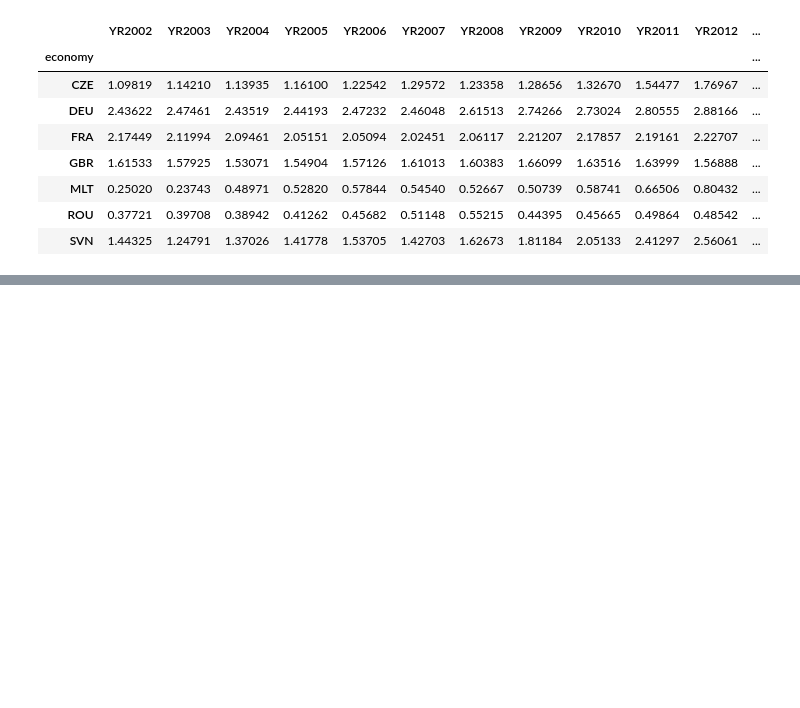
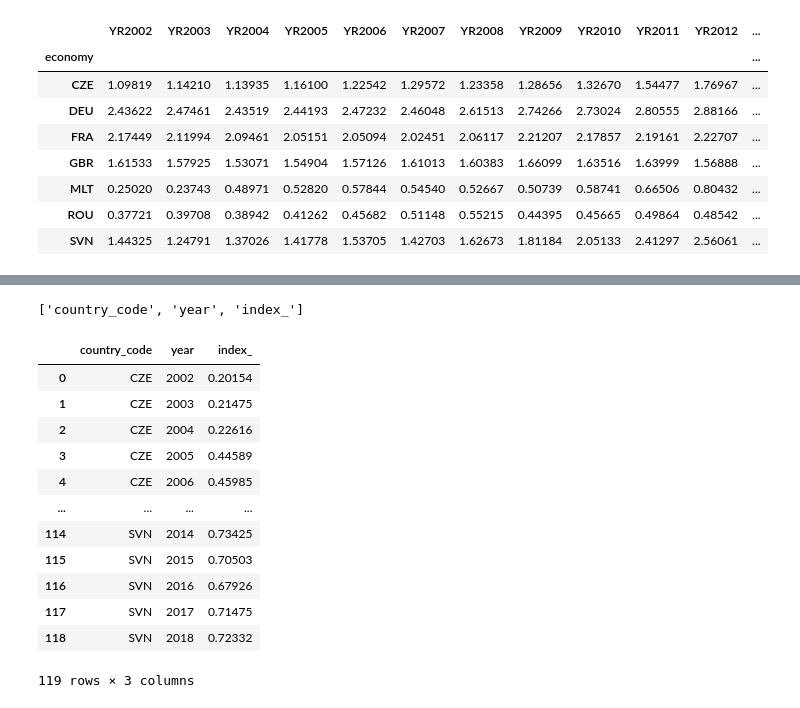
Before and after one commit to EljMorgan/Project2_Database, a Jupyter notebook: code_oecd.ipynb, the cells around one changed output, grey strips where cells are left out. Cells and saved outputs as stored; diff of their text form; code cells hidden in the pictures; blank space fills up the shorter version.

```diff
--- a/code_oecd.ipynb
+++ b/code_oecd.ipynb
@@ -64,0 +107,7 @@ tax_sub = pd.DataFrame(tax_subsidity, columns=['COU', 'Country', 'Year', 'Value'
+# %%
+csv_header = next(csv_reader)
+csv_header = csv_header[0].split(";")
+csv_header = [i.replace('"','') for i in csv_header]
+csv_header
+# %% [output]
+['country_code', 'year', 'index_']
@@ -64,0 +116,17 @@ tax_sub = pd.DataFrame(tax_subsidity, columns=['COU', 'Country', 'Year', 'Value'
+# %%
+df_sig = pd.read_csv(str_filename,sep=';', header=None, skiprows=1, names=csv_header)
+df_sig
+# %% [output]
+|  | country_code | year | index_ |
+| 0 | CZE | 2002 | 0.20154 |
+| 1 | CZE | 2003 | 0.21475 |
+| 2 | CZE | 2004 | 0.22616 |
+| 3 | CZE | 2005 | 0.44589 |
+| 4 | CZE | 2006 | 0.45985 |
+| ... | ... | ... | ... |
+| 114 | SVN | 2014 | 0.73425 |
+| 115 | SVN | 2015 | 0.70503 |
+| 116 | SVN | 2016 | 0.67926 |
+| 117 | SVN | 2017 | 0.71475 |
+| 118 | SVN | 2018 | 0.72332 |
+119 rows × 3 columns
```
Also changed, not shown: parts of 8 cells of this notebook, 6 other files.
